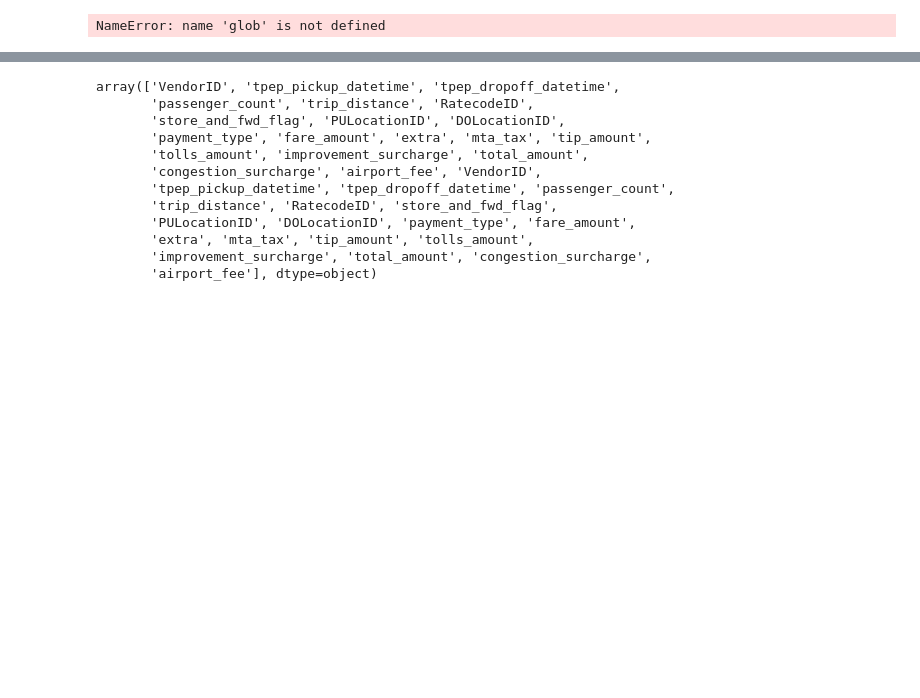
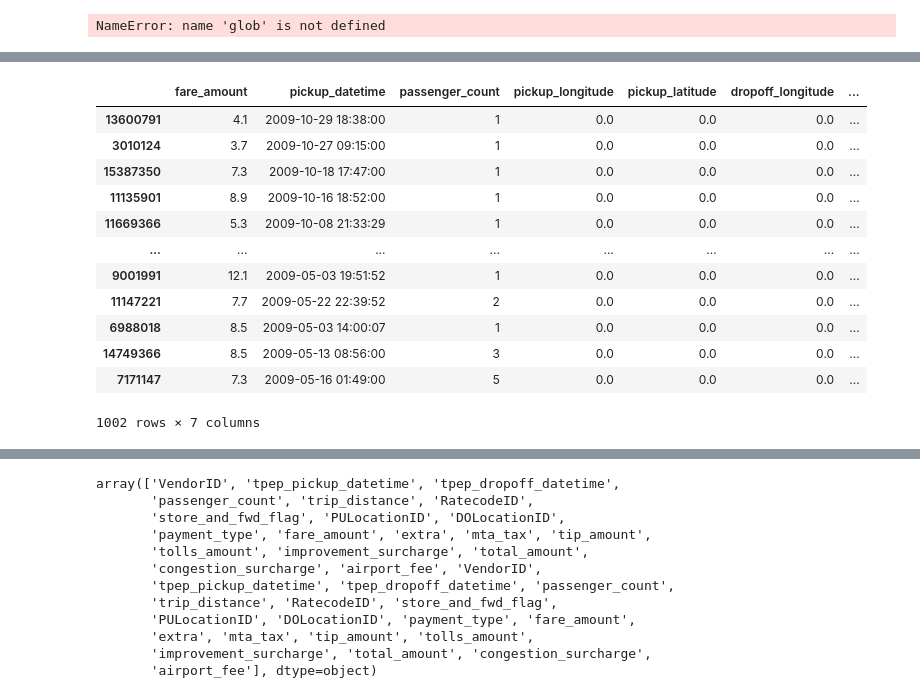
Before and after one commit to wangyf99/final-project, a Jupyter notebook: Group_project.ipynb, the cells around one changed output, grey strips where cells are left out. Saved outputs shown, nothing was run; the diff lists cells and outputs as text; code cells hidden in the pictures; blank space fills up the shorter version.

```diff
--- a/Group_project.ipynb
+++ b/Group_project.ipynb
@@ -295,3 +483,19 @@ for file in os.listdir():
                                                           'fare_amount']]
         yellow_taxi_data = pd.concat([yellow_taxi_data, sample_df_column_filtered])
         count += 1
+# %%
+yellow_taxi_data[yellow_taxi_data['pickup_longitude']==yellow_taxi_data['pickup_latitude']]
+# %% [output]
+|  | fare_amount | pickup_datetime | passenger_count | pickup_longitude | pickup_latitude | dropoff_longitude | ... |
+| 13600791 | 4.1 | 2009-10-29 18:38:00 | 1 | 0.0 | 0.0 | 0.0 | ... |
+| 3010124 | 3.7 | 2009-10-27 09:15:00 | 1 | 0.0 | 0.0 | 0.0 | ... |
+| 15387350 | 7.3 | 2009-10-18 17:47:00 | 1 | 0.0 | 0.0 | 0.0 | ... |
+| 11135901 | 8.9 | 2009-10-16 18:52:00 | 1 | 0.0 | 0.0 | 0.0 | ... |
+| 11669366 | 5.3 | 2009-10-08 21:33:29 | 1 | 0.0 | 0.0 | 0.0 | ... |
+| ... | ... | ... | ... | ... | ... | ... | ... |
+| 9001991 | 12.1 | 2009-05-03 19:51:52 | 1 | 0.0 | 0.0 | 0.0 | ... |
+| 11147221 | 7.7 | 2009-05-22 22:39:52 | 2 | 0.0 | 0.0 | 0.0 | ... |
+| 6988018 | 8.5 | 2009-05-03 14:00:07 | 1 | 0.0 | 0.0 | 0.0 | ... |
+| 14749366 | 8.5 | 2009-05-13 08:56:00 | 3 | 0.0 | 0.0 | 0.0 | ... |
+| 7171147 | 7.3 | 2009-05-16 01:49:00 | 5 | 0.0 | 0.0 | 0.0 | ... |
+1002 rows × 7 columns
```
Also changed, not shown: parts of 19 cells of this notebook.
